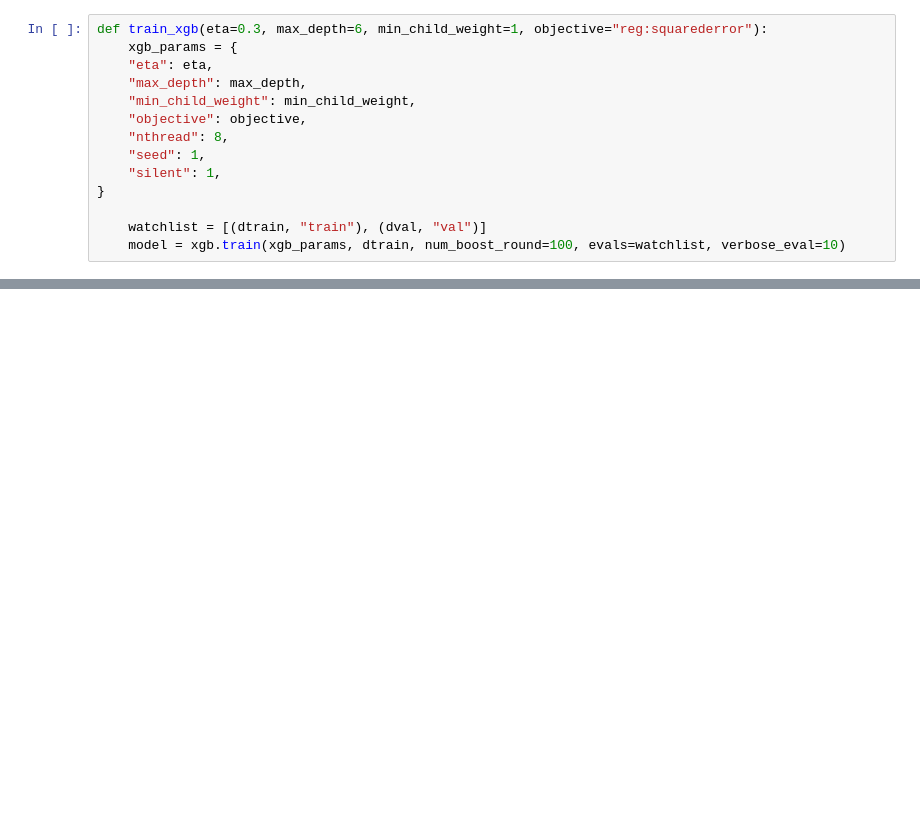
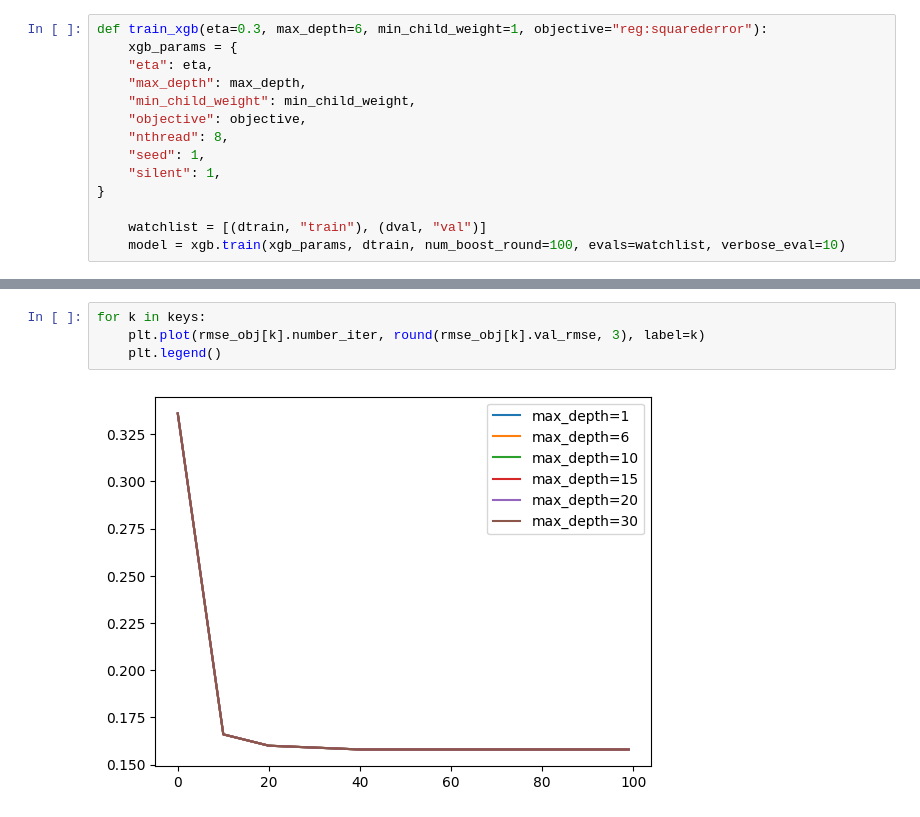
Before and after one commit to sarah-zhan/house_price_prediction, a Jupyter notebook: main.ipynb, the cells around one changed output, grey strips where cells are left out. Drawn from its saved outputs; the diff is of its cells as text; blank space fills up the shorter version.

```diff
--- a/main.ipynb
+++ b/main.ipynb
@@ -659,0 +675,6 @@ Parameters: { "silent" } are not used.
+# %%
+for k in keys:
+    plt.plot(rmse_obj[k].number_iter, round(rmse_obj[k].val_rmse, 3), label=k)
+    plt.legend()
+# %% [output]
+[figure, added]
```
Also changed, not shown: parts of 16 cells of this notebook.
